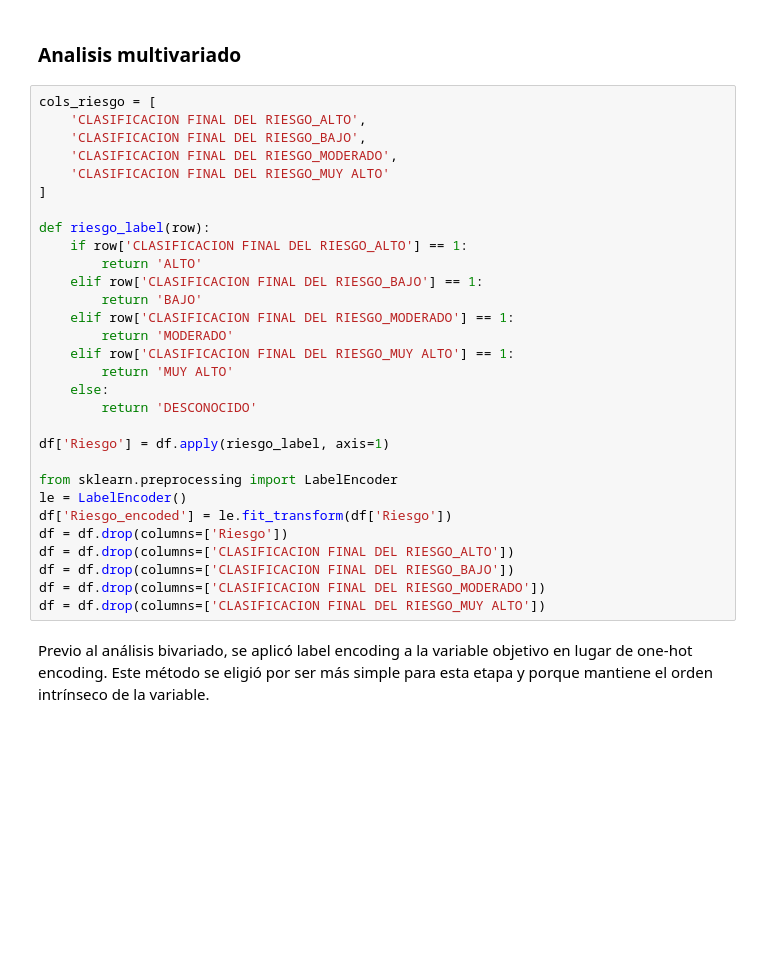
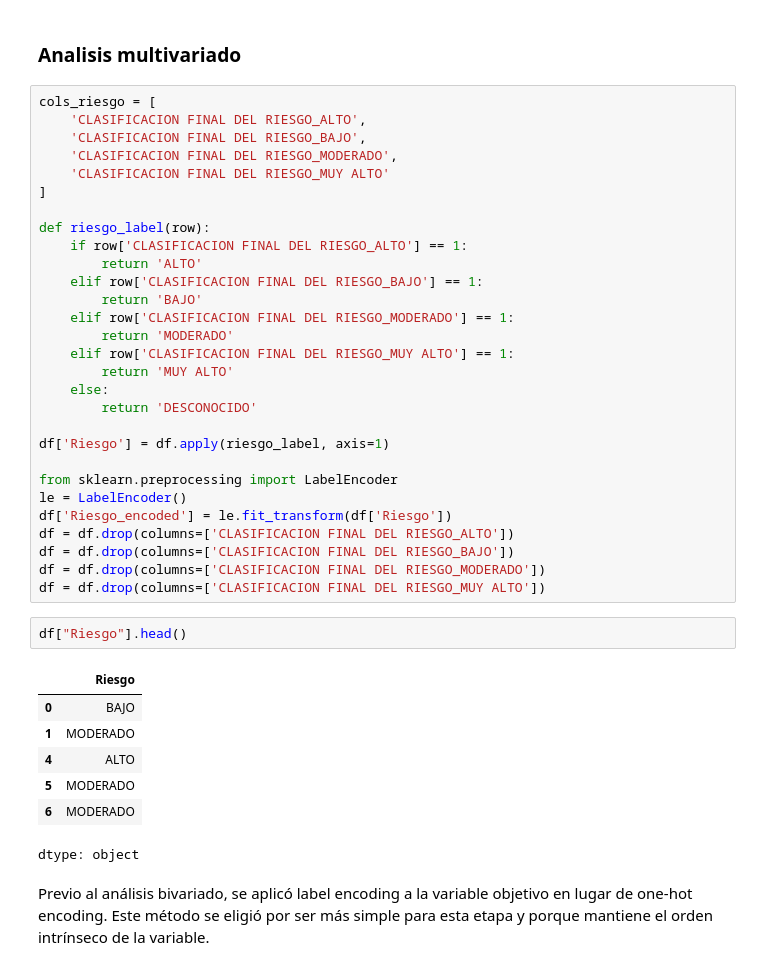
Before and after one commit to elkofix/cardiac-risk-db, a Jupyter notebook: explorative_data_analysis.ipynb, the cells around one changed output. Drawn from its saved outputs; the diff is of its cells as text; blank space fills up the shorter version.

```diff
--- a/explorative_data_analysis.ipynb
+++ b/explorative_data_analysis.ipynb
@@ -665,11 +665,20 @@ df['Riesgo'] = df.apply(riesgo_label, axis=1)
 from sklearn.preprocessing import LabelEncoder
 le = LabelEncoder()
 df['Riesgo_encoded'] = le.fit_transform(df['Riesgo'])
-df = df.drop(columns=['Riesgo'])
 df = df.drop(columns=['CLASIFICACION FINAL DEL RIESGO_ALTO'])
 df = df.drop(columns=['CLASIFICACION FINAL DEL RIESGO_BAJO'])
 df = df.drop(columns=['CLASIFICACION FINAL DEL RIESGO_MODERADO'])
 df = df.drop(columns=['CLASIFICACION FINAL DEL RIESGO_MUY ALTO'])
+# %%
+df["Riesgo"].head()
+# %% [output]
+|  | Riesgo |
+| 0 | BAJO |
+| 1 | MODERADO |
+| 4 | ALTO |
+| 5 | MODERADO |
+| 6 | MODERADO |
+dtype: object
 # %% [markdown]
 Previo al análisis bivariado, se aplicó label encoding a la variable objetivo en lugar de one-hot encoding. Este método se eligió por ser más simple para esta etapa y porque mantiene el orden intrínseco de la variable.
 # %% [markdown]
```
Also changed, not shown: parts of 7 cells of this notebook.
